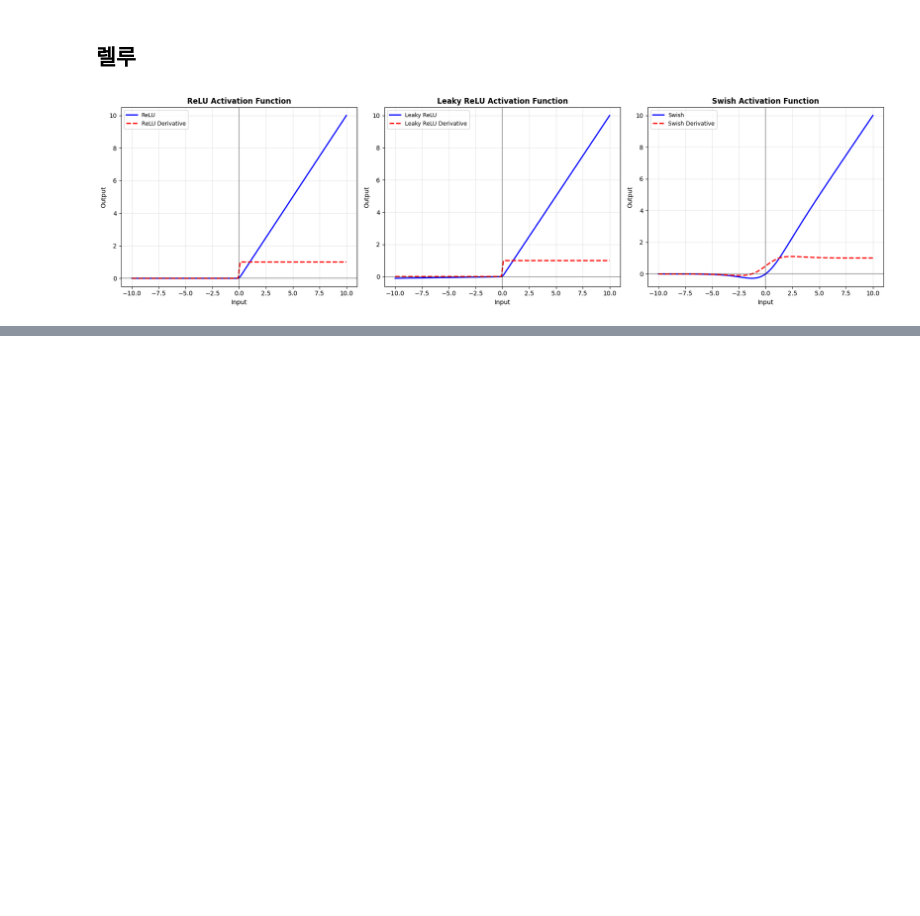
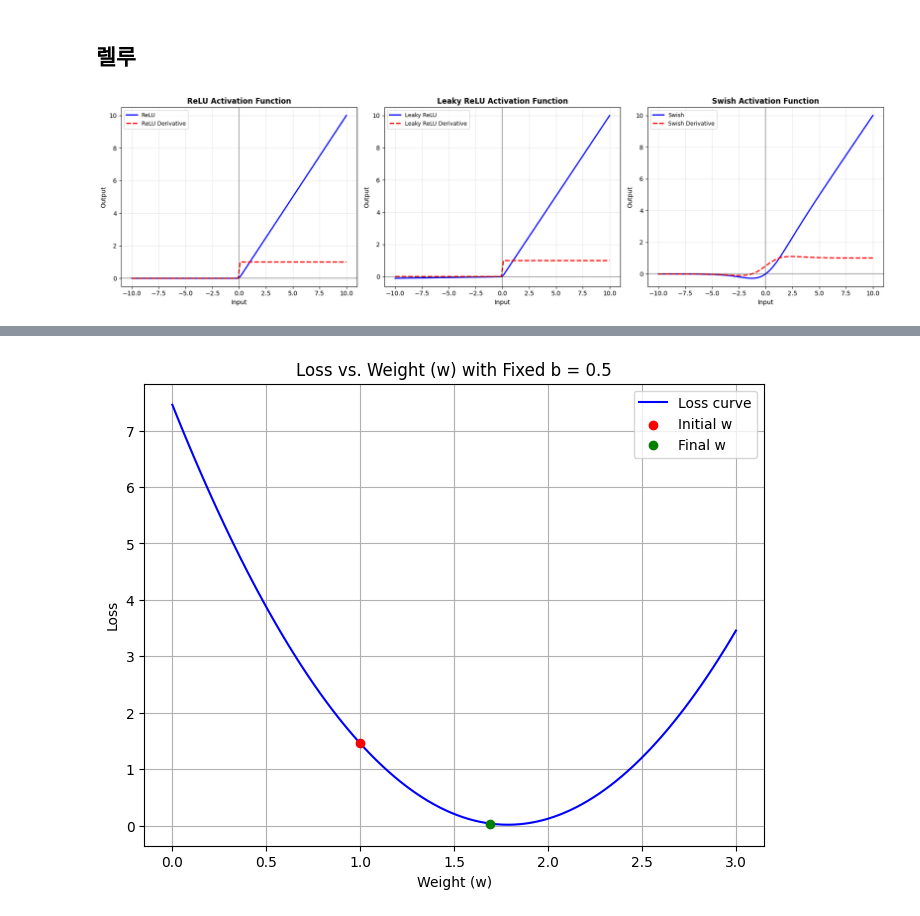
Before and after one commit to Max-JI64/Kakao_Tech_Boost, a Jupyter notebook: Daily_class/25_10_23_CNN.ipynb, the cells around one changed output, grey strips where cells are left out. Saved outputs shown, nothing was run; the diff lists cells and outputs as text; code cells hidden in the pictures; blank space fills up the shorter version.

```diff
--- a/Daily_class/25_10_23_CNN.ipynb
+++ b/Daily_class/25_10_23_CNN.ipynb
@@ -130,0 +216,99 @@ plt.show()
+# %%
+import numpy as np
+import matplotlib.pyplot as plt
+
+# Dataset
+X = np.array([1, 2, 3])
+Y = np.array([2, 4, 6])
+
+# Adjustable parameters
+w = 1.0  # Initial weight
+b = 0.5  # Initial bias
+eta = 0.1  # Learning rate
+n = len(X)  # Number of data points
+num_iterations = 10  # Number of iterations
+
+# Forward pass: Compute predictions and loss
+def compute_predictions(X, w, b):
+    return w * X + b
+
+def compute_loss(Y_hat, Y):
+    return (1 / (2 * n)) * np.sum((Y_hat - Y) ** 2)
+
+# Backpropagation: Compute gradients
+def compute_gradients(X, Y, Y_hat):
+    dw = (1 / n) * np.sum((Y_hat - Y) * X)
+    db = (1 / n) * np.sum(Y_hat - Y)
+    return dw, db
+
+# Store loss and parameter history
+loss_history = []
+w_history = [w]
+b_history = [b]
+
+# Perform gradient descent
+for iteration in range(num_iterations):
+    Y_hat = compute_predictions(X, w, b)
+    loss = compute_loss(Y_hat, Y)
+    loss_history.append(loss)
+    dw, db = compute_gradients(X, Y, Y_hat)
+    w = w - eta * dw
+    b = b - eta * db
+    w_history.append(w)
+    b_history.append(b)
+    print(f"Iteration {iteration + 1}: Loss = {loss:.4f}, w = {w:.4f}, b = {b:.4f}")
+
+# Compute loss for a range of w values (fixed b = 0.5)
+w_range = np.linspace(0, 3, 100)
+losses_w = [compute_loss(compute_predictions(X, w_val, 0.5), Y) for w_val in w_range]
+
+# Plot 1: Loss vs. Weight (w) with fixed b = 0.5
+plt.figure(figsize=(8, 6))
+plt.plot(w_range, losses_w, label='Loss curve', color='blue')
+plt.scatter([w_history[0]], [loss_history[0]], color='red', label='Initial w', zorder=5)
+plt.scatter([w_history[-1]], [compute_loss(compute_predictions(X, w_history[-1], 0.5), Y)],
+           color='green', label='Final w', zorder=5)
+plt.xlabel('Weight (w)')
+plt.ylabel('Loss')
+plt.title('Loss vs. Weight (w) with Fixed b = 0.5')
+plt.legend()
+plt.grid(True)
+plt.savefig('loss_vs_w.png')
+plt.show()
+
+# Plot 2: Loss vs. Iteration
+plt.figure(figsize=(8, 6))
+plt.plot(range(num_iterations), loss_history, marker='o', color='purple', label='Loss')
+plt.xlabel('Iteration')
+plt.ylabel('Loss')
+plt.title('Loss vs. Iteration')
+plt.legend()
+plt.grid(True)
+plt.savefig('loss_vs_iteration.png')
+plt.show()
+
+# Compute loss for contour plot
+w_range = np.linspace(0, 3, 100)
+b_range = np.linspace(-1, 1, 100)
+W, B = np.meshgrid(w_range, b_range)
+losses = np.zeros_like(W)
+for i in range(W.shape[0]):
+    for j in range(W.shape[1]):
+        Y_hat = compute_predictions(X, W[i, j], B[i, j])
+        losses[i, j] = compute_loss(Y_hat, Y)
+
+# Plot 3: Contour plot of Loss vs. w and b
+plt.figure(figsize=(8, 6))
+contours = plt.contour(W, B, losses, levels=20, cmap='viridis')
+plt.plot(w_history, b_history, 'r.-', label='Gradient Descent Path')
+plt.scatter([w_history[0]], [b_history[0]], color='red', s=100, label='Initial (w, b)')
+plt.scatter([w_history[-1]], [b_history[-1]], color='green', s=100, label='Final (w, b)')
+plt.xlabel('Weight (w)')
+plt.ylabel('Bias (b)')
+plt.title('Loss Contour Plot with Gradient Descent Path')
+plt.colorbar(contours, label='Loss')
+plt.legend()
+plt.grid(True)
+plt.savefig('loss_contour.png')
+plt.show()
+# %% [output]
@@ -130,0 +325 @@ plt.show()
+[figure, added]
```
Also changed, not shown: parts of 17 cells of this notebook.
